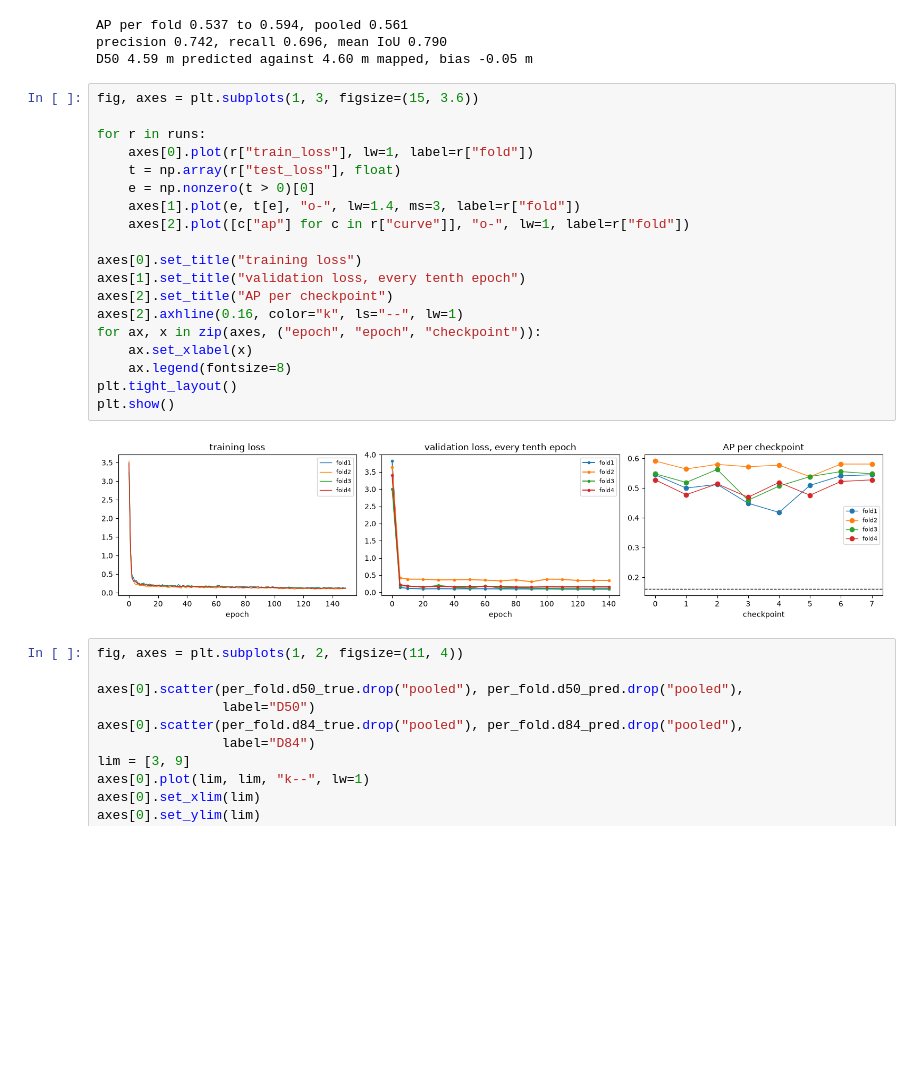
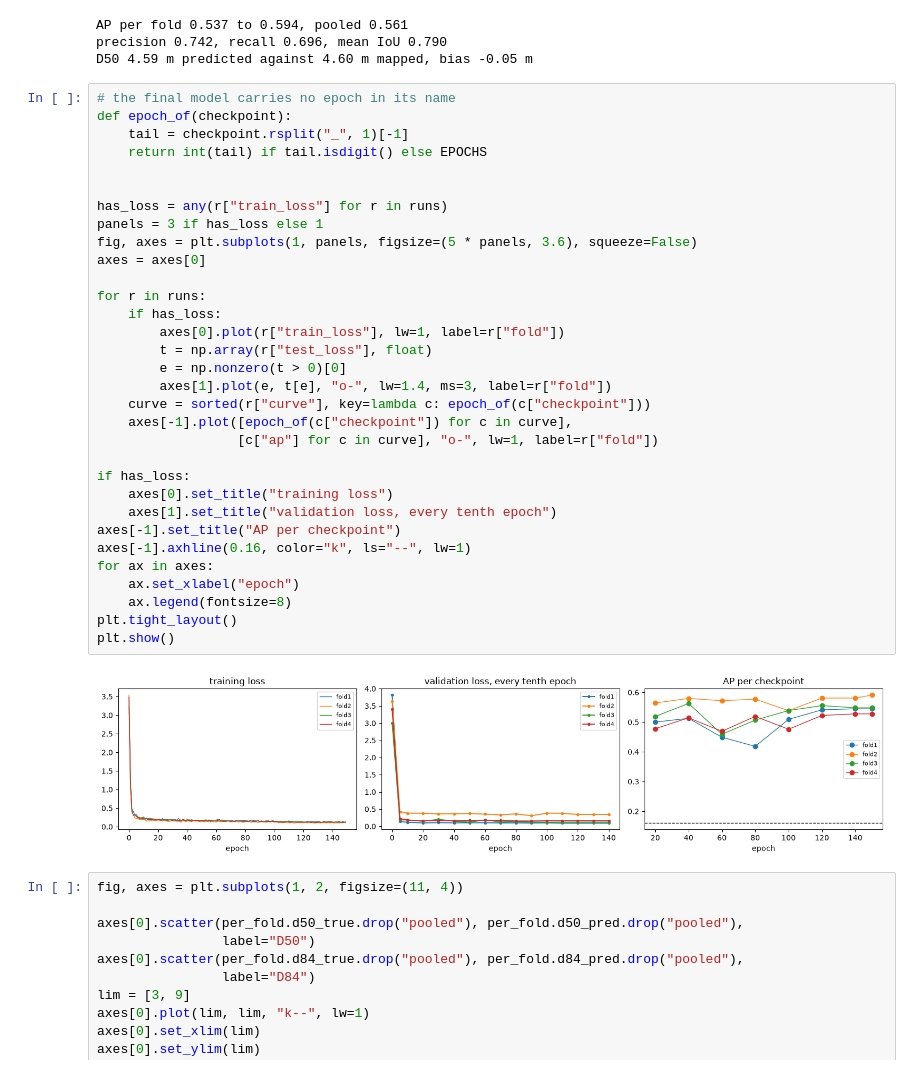
Before and after one commit to paulluap941/trishuli_netz, a Jupyter notebook: 02_cellpose_sam.ipynb, the cells around one changed output. Cells and saved outputs as stored; diff of their text form; blank space fills up the shorter version.

Commit message:
Four fold runs of both cellpose backbones

```diff
--- a/02_cellpose_sam.ipynb
+++ b/02_cellpose_sam.ipynb
@@ -273,26 +273,39 @@ AP per fold 0.537 to 0.594, pooled 0.561
 precision 0.742, recall 0.696, mean IoU 0.790
 D50 4.59 m predicted against 4.60 m mapped, bias -0.05 m
 # %%
-fig, axes = plt.subplots(1, 3, figsize=(15, 3.6))
+# the final model carries no epoch in its name
+def epoch_of(checkpoint):
+    tail = checkpoint.rsplit("_", 1)[-1]
+    return int(tail) if tail.isdigit() else EPOCHS
+
+
+has_loss = any(r["train_loss"] for r in runs)
+panels = 3 if has_loss else 1
+fig, axes = plt.subplots(1, panels, figsize=(5 * panels, 3.6), squeeze=False)
+axes = axes[0]
 
 for r in runs:
-    axes[0].plot(r["train_loss"], lw=1, label=r["fold"])
-    t = np.array(r["test_loss"], float)
-    e = np.nonzero(t > 0)[0]
-    axes[1].plot(e, t[e], "o-", lw=1.4, ms=3, label=r["fold"])
-    axes[2].plot([c["ap"] for c in r["curve"]], "o-", lw=1, label=r["fold"])
+    if has_loss:
+        axes[0].plot(r["train_loss"], lw=1, label=r["fold"])
+        t = np.array(r["test_loss"], float)
+        e = np.nonzero(t > 0)[0]
+        axes[1].plot(e, t[e], "o-", lw=1.4, ms=3, label=r["fold"])
+    curve = sorted(r["curve"], key=lambda c: epoch_of(c["checkpoint"]))
+    axes[-1].plot([epoch_of(c["checkpoint"]) for c in curve],
+                  [c["ap"] for c in curve], "o-", lw=1, label=r["fold"])
 
-axes[0].set_title("training loss")
-axes[1].set_title("validation loss, every tenth epoch")
-axes[2].set_title("AP per checkpoint")
-axes[2].axhline(0.16, color="k", ls="--", lw=1)
-for ax, x in zip(axes, ("epoch", "epoch", "checkpoint")):
-    ax.set_xlabel(x)
+if has_loss:
+    axes[0].set_title("training loss")
+    axes[1].set_title("validation loss, every tenth epoch")
+axes[-1].set_title("AP per checkpoint")
+axes[-1].axhline(0.16, color="k", ls="--", lw=1)
+for ax in axes:
+    ax.set_xlabel("epoch")
     ax.legend(fontsize=8)
 plt.tight_layout()
 plt.show()
 # %% [output]
-[figure, old version]
+[figure, new version]
 # %%
 fig, axes = plt.subplots(1, 2, figsize=(11, 4))
 
```
Also changed, not shown: 1 other file.
